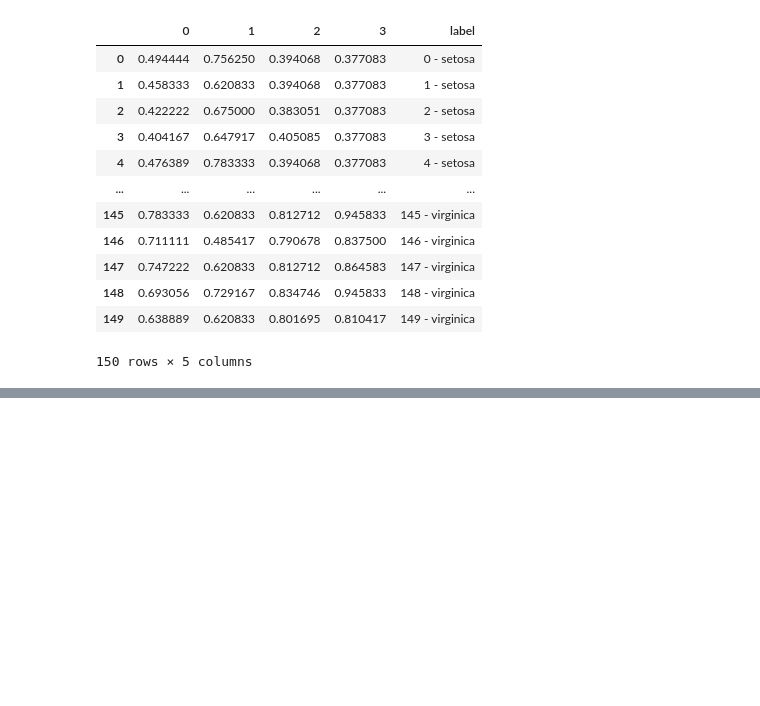
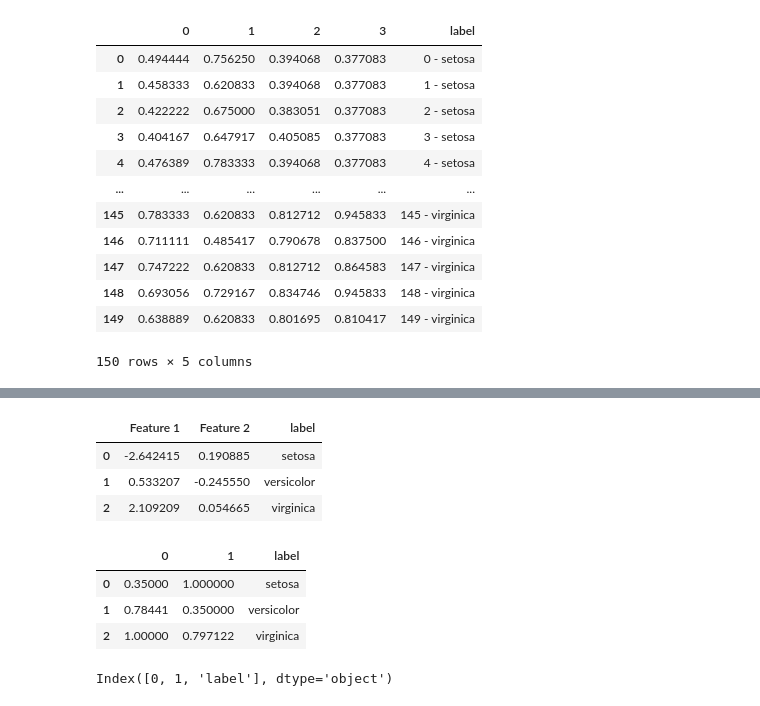
Before and after one commit to KirillKiosa/Chernoff_faces_project, a Jupyter notebook: Faces.ipynb, the cells around one changed output, grey strips where cells are left out. Saved outputs shown, nothing was run; the diff lists cells and outputs as text; code cells hidden in the pictures; blank space fills up the shorter version.

```diff
--- a/Faces.ipynb
+++ b/Faces.ipynb
@@ -233,0 +338,39 @@ draw_faces(df)
+# %%
+average_values_feature_1 = []
+average_values_feature_2 = []
+# Average values for setosa
+average_values_feature_1.append(df_pca["Feature 1"].iloc[:50].mean())
+average_values_feature_2.append(df_pca["Feature 2"].iloc[:50].mean())
+
+# Average values for versicolor
+average_values_feature_1.append(df_pca["Feature 1"].iloc[50:100].mean())
+average_values_feature_2.append(df_pca["Feature 2"].iloc[50:100].mean())
+
+# Average values for virginica
+average_values_feature_1.append(df_pca["Feature 1"].iloc[100:].mean())
+average_values_feature_2.append(df_pca["Feature 2"].iloc[100:].mean())
+
+# Creation of dataframe
+dict = {"Feature 1": average_values_feature_1, "Feature 2": average_values_feature_2, "label": ["setosa", "versicolor", "virginica"]}
+faces = pd.DataFrame(dict)
+faces
+# %% [output]
+|  | Feature 1 | Feature 2 | label |
+| 0 | -2.642415 | 0.190885 | setosa |
+| 1 | 0.533207 | -0.245550 | versicolor |
+| 2 | 2.109209 | 0.054665 | virginica |
+# %%
+label = faces["label"]
+df_1 = scaler.fit_transform(faces[["Feature 1", "Feature 2"]])
+df_1 = pd.DataFrame(df_1)
+df_1["label"] = label
+df_1
+# %% [output]
+|  | 0 | 1 | label |
+| 0 | 0.35000 | 1.000000 | setosa |
+| 1 | 0.78441 | 0.350000 | versicolor |
+| 2 | 1.00000 | 0.797122 | virginica |
+# %%
+df_1.columns
+# %% [output]
+Index([0, 1, 'label'], dtype='object')
```
Also changed, not shown: parts of 13 cells of this notebook.
